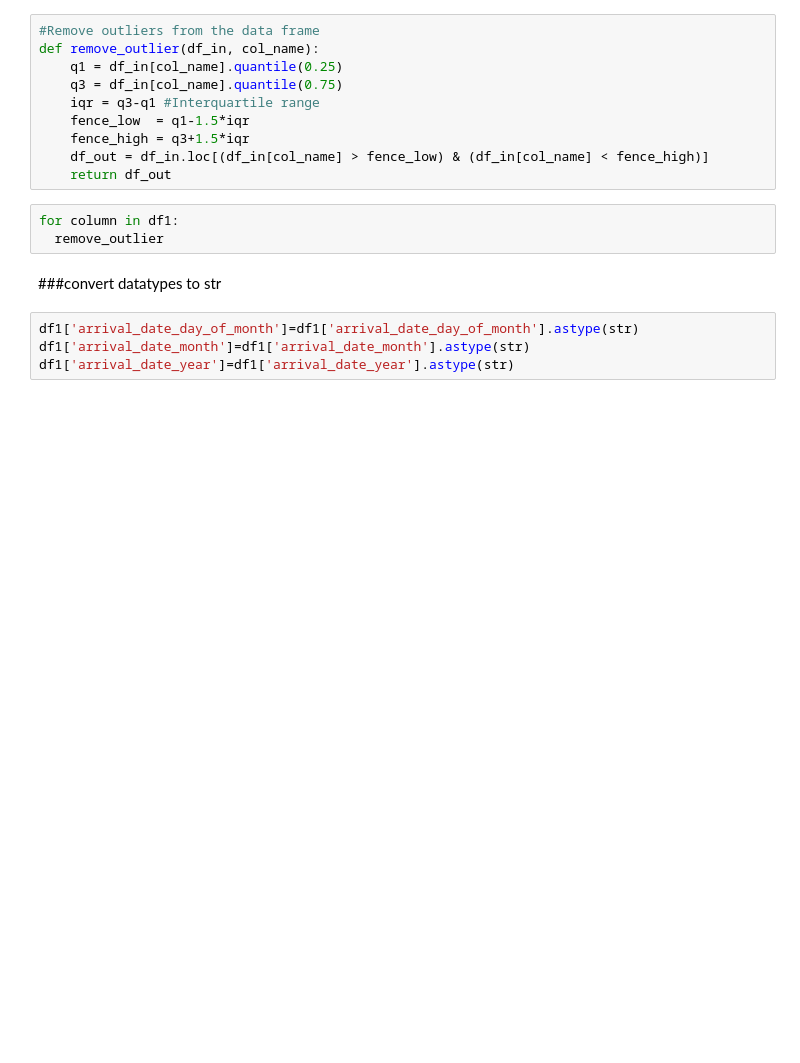
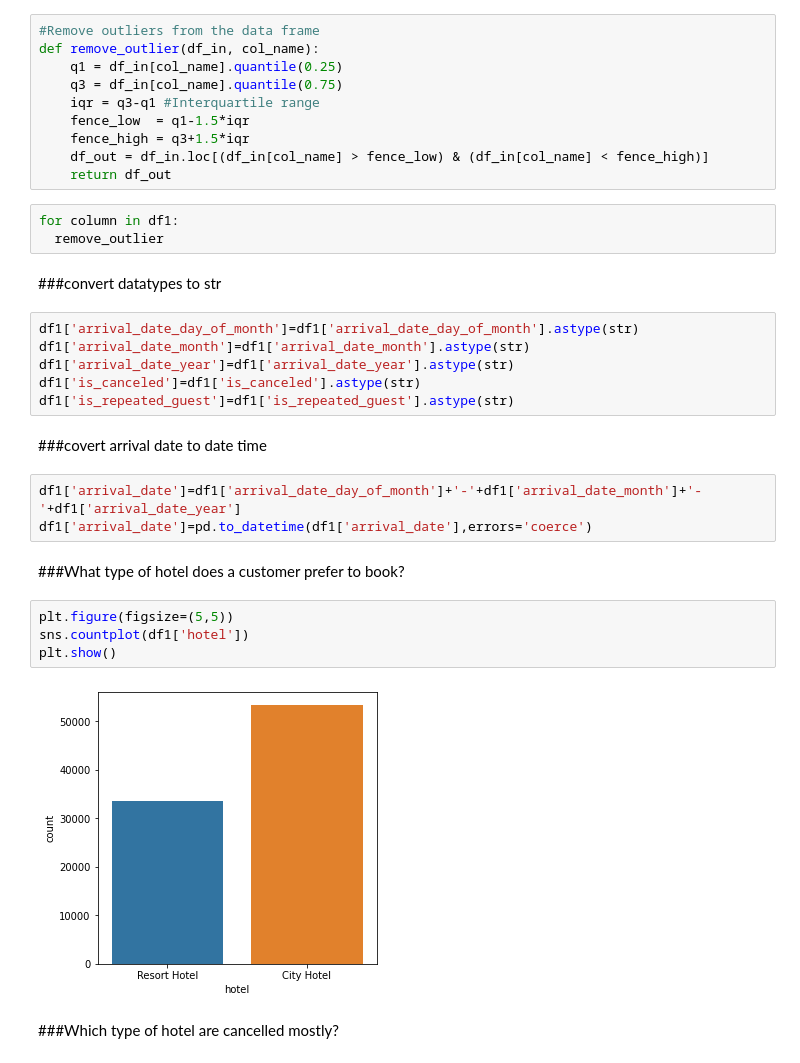
Before and after one commit to fathimajafir/Hotel-booking-Analysis, a Jupyter notebook: Hotel_Booking_Analysis_Capstone_Project.ipynb, the cells around one changed output. Drawn from its saved outputs; the diff is of its cells as text; blank space fills up the shorter version.

```diff
--- a/Hotel_Booking_Analysis_Capstone_Project.ipynb
+++ b/Hotel_Booking_Analysis_Capstone_Project.ipynb
@@ -188,3 +188,20 @@ for column in df1:
 df1['arrival_date_day_of_month']=df1['arrival_date_day_of_month'].astype(str)
 df1['arrival_date_month']=df1['arrival_date_month'].astype(str)
 df1['arrival_date_year']=df1['arrival_date_year'].astype(str)
+df1['is_canceled']=df1['is_canceled'].astype(str)
+df1['is_repeated_guest']=df1['is_repeated_guest'].astype(str)
+# %% [markdown]
+###covert arrival date to date time
+# %%
+df1['arrival_date']=df1['arrival_date_day_of_month']+'-'+df1['arrival_date_month']+'-'+df1['arrival_date_year']
+df1['arrival_date']=pd.to_datetime(df1['arrival_date'],errors='coerce')
+# %% [markdown]
+###What type of hotel does a customer prefer to book?
+# %%
+plt.figure(figsize=(5,5))
+sns.countplot(df1['hotel'])
+plt.show()
+# %% [output]
+[figure, added]
+# %% [markdown]
+###Which type of hotel are cancelled mostly?
```
